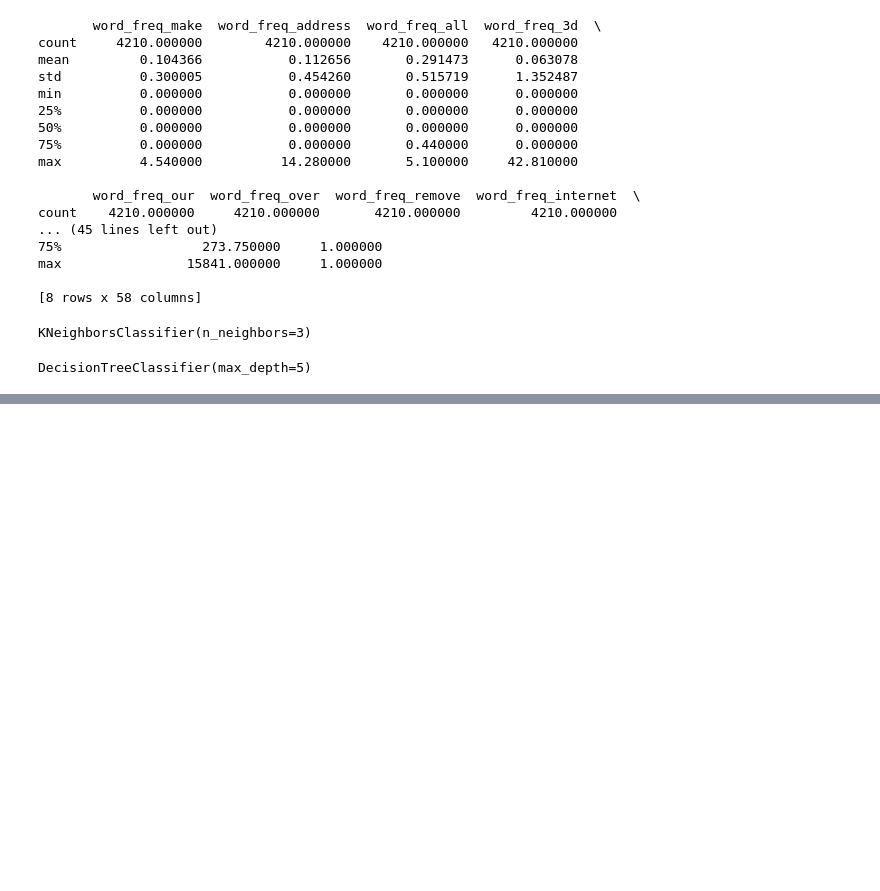
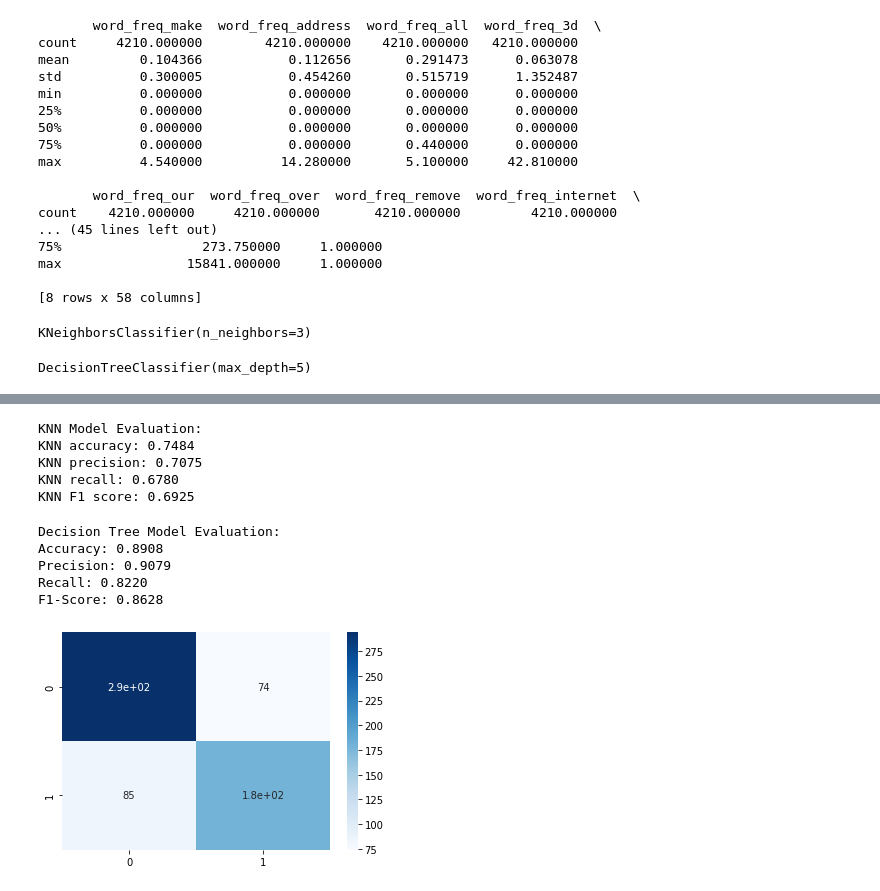
Before and after one commit to D3WYAN/ML_CW_20201037, a Jupyter notebook: ML_CW_20201037.ipynb, the cells around one changed output, grey strips where cells are left out. Saved outputs shown, nothing was run; the diff lists cells and outputs as text; code cells hidden in the pictures; blank space fills up the shorter version.

Commit message:
Added PCA, Hyper Parameter Optimisation, Added Validation data, Added confusion matrices, Added evolution metrics.

```diff
--- a/ML_CW_20201037.ipynb
+++ b/ML_CW_20201037.ipynb
@@ -1,11 +1,2 @@
 # %% [markdown]
 <a href="https://colab.research.google.com/github/D3WYAN/ML_CW_20201037/blob/main/ML_CW_20201037.ipynb" target="_parent"><img src="https://colab.research.google.com/assets/colab-badge.svg" alt="Open In Colab"/></a>
-# %%
-import pandas as pd
-
-# Load the CSV file into a pandas DataFrame
-data = pd.read_csv("/content/spambase.data.csv", header=None)
-
-# Assign column names to the DataFrame
-column_names = ['word_freq_make', 'word_freq_address', 'word_freq_all', 'word_freq_3d', 'word_freq_our', 'word_freq_over', 'word_freq_remove', 'word_freq_internet', 'word_freq_order', 'word_freq_mail', 'word_freq_receive', 'word_freq_will', 'word_freq_people', 'word_freq_report', 'word_freq_addresses', 'word_freq_free', 'word_freq_business', 'word_freq_email', 'word_freq_you', 'word_freq_credit', 'word_freq_your', 'word_freq_font', 'word_freq_000', 'word_freq_money', 'word_freq_hp', 'word_freq_hpl', 'word_freq_george', 'word_freq_650', 'word_freq_lab', 'word_freq_labs', 'word_freq_telnet', 'word_freq_857', 'word_freq_data', 'word_freq_415', 'word_freq_85', 'word_freq_technology', 'word_freq_1999', 'word_freq_parts', 'word_freq_pm', 'word_freq_direct', 'word_freq_cs', 'word_freq_meeting', 'word_freq_original', 'word_freq_project', 'word_freq_re', 'word_freq_edu', 'word_freq_table', 'word_freq_conference', 'char_freq_;', 'char_freq_(', 'char_freq_[', 'char_freq_!', 'char_freq_$', 'char_freq_#', 'capital_run_length_average', 'capital_run_length_longest', 'capital_run_length_total', 'spam']
-data.columns = column_names
@@ -12,3 +8,21 @@ data.columns = column_names
+# %%
+def get_column_names(filename):
+    with open(filename, 'r') as file:
+        lines = file.readlines()
+
+    column_names = []
+    for line in lines:
+        if line.startswith('word_freq_') or line.startswith('char_freq_') or line.startswith('capital_'):
+            column_names.append(line.split(':')[0])
+
+    column_names.append('spam')
+
+    return column_names
+# %%
+# Assign column names to the DataFrame
+column_names = get_column_names('/content/spambase.names')
+data.columns = column_names
+#print(column_names)
 # %%
 print(data.isnull().sum(),"\n==================")
 data = data.dropna()
@@ -61,7 +86,10 @@ y = data['spam']
 from sklearn.model_selection import train_test_split
 
 #Splitting the data into training and testing sets and setting a random seed for reproducibility
-X_train, X_test, y_train, y_test = train_test_split(X, y, test_size=0.3, random_state=42)
+#X_train, X_test, y_train, y_test = train_test_split(X, y, test_size=0.3, random_state=42)
+
+X_train, X_test, y_train, y_test = train_test_split(data.iloc[:, :-1], data.iloc[:, -1], test_size=0.3, random_state=42)
+X_val, X_test, y_val, y_test = train_test_split(X_test, y_test, test_size=0.5, random_state=42)
 # %%
 from sklearn.neighbors import KNeighborsClassifier
 
@@ -152,0 +191,13 @@ F1 Score: 0.8697394789579158
+# %%
+# Print out the KNN model's accuracy, precision, recall, and F1 score on the test data
+print("KNN Model Evaluation:")
+print(f"KNN accuracy: {acc:.4f}")
+print(f"KNN precision: {prec:.4f}")
+print(f"KNN recall: {rec:.4f}")
+print(f"KNN F1 score: {f1:.4f}")
+# %% [output]
+KNN Model Evaluation:
+KNN accuracy: 0.7484
+KNN precision: 0.7075
+KNN recall: 0.6780
+KNN F1 score: 0.6925
@@ -152,0 +213,25 @@ F1 Score: 0.8697394789579158
+# %%
+# Print the evaluation metrics for the decision tree model
+print("Decision Tree Model Evaluation:")
+print("Accuracy: {:.4f}".format(acc_dt))
+print("Precision: {:.4f}".format(prec_dt))
+print("Recall: {:.4f}".format(rec_dt))
+print("F1-Score: {:.4f}".format(f1_dt))
+# %% [output]
+Decision Tree Model Evaluation:
+Accuracy: 0.8908
+Precision: 0.9079
+Recall: 0.8220
+F1-Score: 0.8628
+# %%
+from sklearn.metrics import confusion_matrix
+import seaborn as sns
+
+# Get the confusion matrix for KNN model
+cm = confusion_matrix(y_test, knn.predict(X_test))
+
+# Plot the confusion matrix as a heatmap using Seaborn
+sns.heatmap(cm, annot=True, cmap='Blues')
+plt.show()
+# %% [output]
+[figure, added]
```
Also changed, not shown: parts of 12 cells of this notebook.
